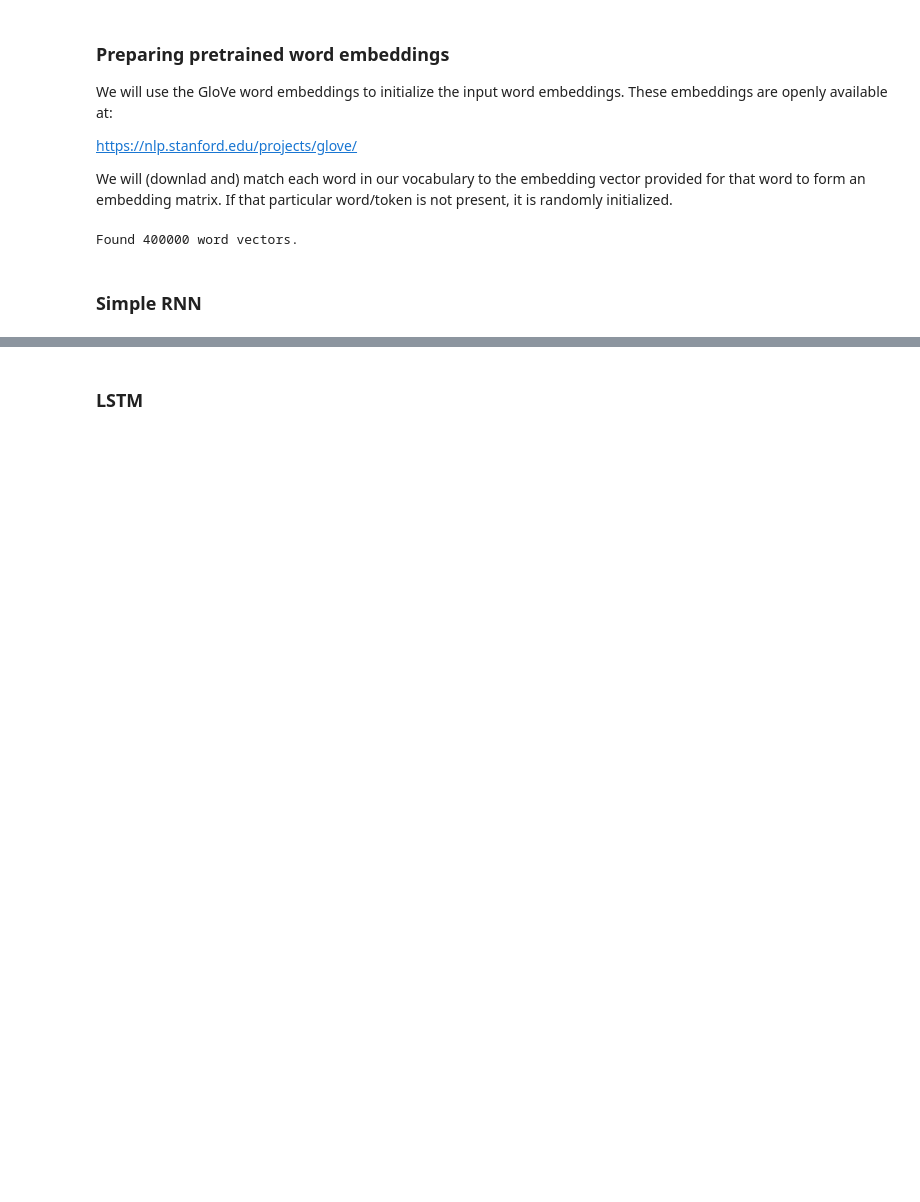
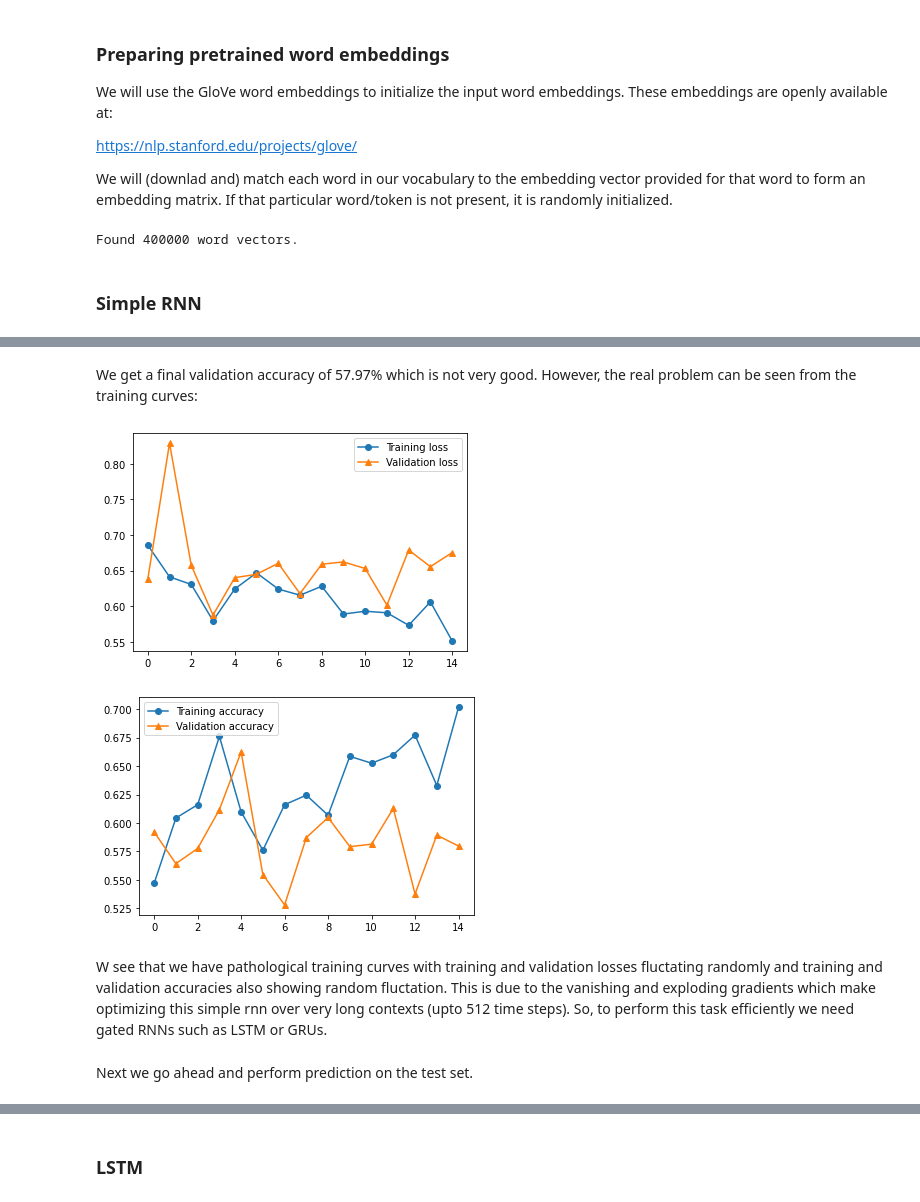
Before and after one commit to shamim-hussain/sequence_models_and_word_embeddings, a Jupyter notebook: sequence_models_and_word_embeddings.ipynb, the cells around one changed output, grey strips where cells are left out. Saved outputs shown, nothing was run; the diff lists cells and outputs as text; code cells hidden in the pictures; blank space fills up the shorter version.

```diff
--- a/sequence_models_and_word_embeddings.ipynb
+++ b/sequence_models_and_word_embeddings.ipynb
@@ -243,14 +240,18 @@ model_layers.append(layers.Embedding(vocab_size,
                                embeddings_initializer=initializers.Constant(embedding_matrix),
                                mask_zero=True,
                                input_shape=[max_len]))
-model_layers.append(layers.SimpleRNN(256))
+model_layers.append(layers.SimpleRNN(units=256,
+                                     activation='tanh', use_bias=True,
+                                     kernel_initializer='glorot_uniform',
+                                     recurrent_initializer='orthogonal',
+                                     bias_initializer='zeros'))
 model_layers.append(layers.Dense(1, activation=None))
 
-model = models.Sequential(model_layers, name='lstm_model')
+model = models.Sequential(model_layers, name='rnn_model',)
 
 loss = losses.BinaryCrossentropy(from_logits=True)
 acc = metrics.BinaryAccuracy(name='acc')
-optim = optimizers.Adam(learning_rate=1e-3)
+optim = optimizers.Adam(learning_rate=5e-4, clipvalue=.5)
 
 model.compile(optimizer=optim, loss=loss, metrics=[acc])
 model.summary()
@@ -272,3 +275,3 @@ _________________________________________________________________
 # %%
-model.fit(X_train, Y_train, batch_size=32, epochs=5, validation_data=(X_val,Y_val))
+history_simple_rnn =model.fit(X_train, Y_train, batch_size=32, epochs=15, validation_data=(X_val,Y_val))
 # %% [output]
@@ -286 +295,22 @@ Epoch 5/5
+# %% [markdown]
+We get a final validation accuracy of 57.97% which is not very good. However, the real problem can be seen from the training curves:
+# %%
+import matplotlib.pyplot as plt
+
+plt.figure(figsize=[6,4])
+plt.plot(history_simple_rnn.history['loss'], marker= 'o', label='Training loss')
+plt.plot(history_simple_rnn.history['val_loss'], marker='^', label='Validation loss')
+_=plt.legend()
+
+plt.figure(figsize=[6,4])
+plt.plot(history_simple_rnn.history['acc'], marker= 'o', label='Training accuracy')
+plt.plot(history_simple_rnn.history['val_acc'], marker='^', label='Validation accuracy')
+_=plt.legend()
+# %% [output]
+[figure, added]
+[figure, added]
+# %% [markdown]
+W see that we have pathological training curves with training and validation losses fluctating randomly and training and validation accuracies also showing random fluctation. This is due to the vanishing and exploding gradients which make optimizing this simple rnn over very long contexts (upto 512 time steps). So, to perform this task efficiently we need gated RNNs such as LSTM or GRUs.
+# %% [markdown]
+Next we go ahead and perform prediction on the test set.
 # %%
```
Also changed, not shown: parts of 42 cells of this notebook.
